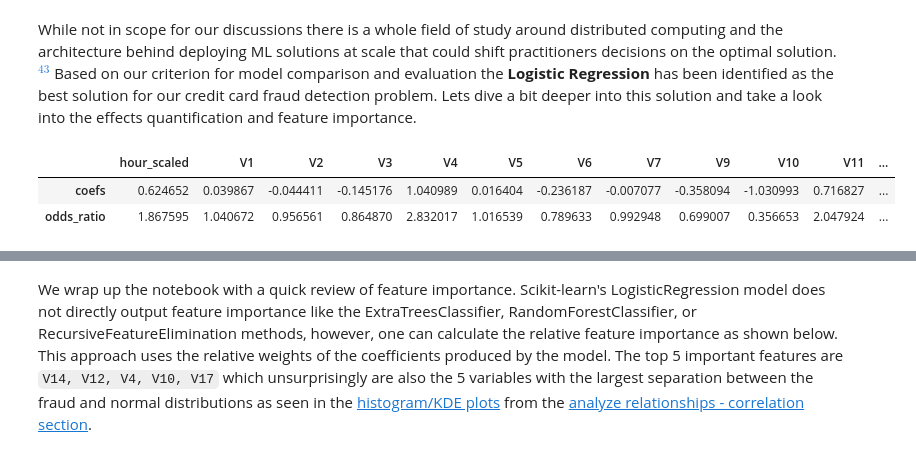
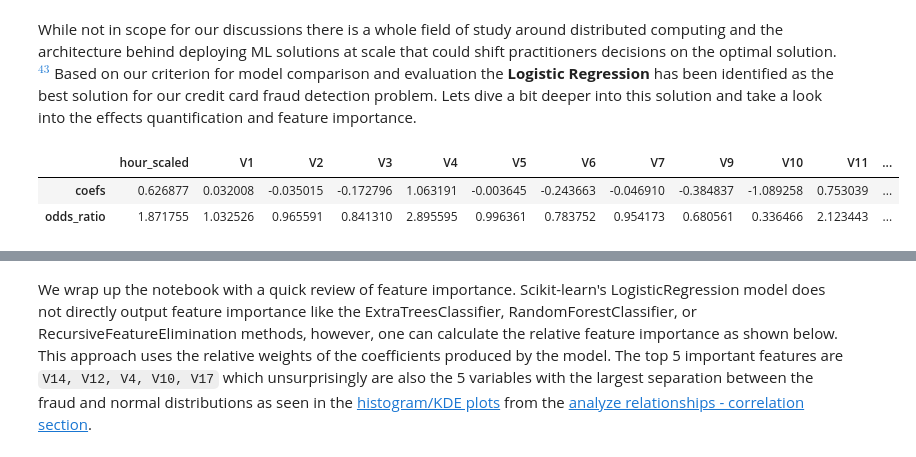
Before and after one commit to cristobalmitchell/CreditCardFraud, a Jupyter notebook: credit-card-fraud.ipynb, the cells around one changed output, grey strips where cells are left out. Drawn from its saved outputs; the diff is of its cells as text; code cells hidden in the pictures.

```diff
--- a/credit-card-fraud.ipynb
+++ b/credit-card-fraud.ipynb
@@ -977,16 +981,16 @@ plt.show();
 While not in scope for our discussions there is a whole field of study around distributed computing and the architecture behind deploying ML solutions at scale that could shift practitioners decisions on the optimal solution.[$^{43}$](#43) Based on our criterion for model comparison and evaluation the **Logistic Regression** has been identified as the best solution for our credit card fraud detection problem. Lets dive a bit deeper into this solution and take a look into the effects quantification and feature importance.
 # %%
 final_model = LogisticRegression(
-    C=0.35957637139353915,
+    C=1.3321057202868407,
     penalty='l2',
     solver='lbfgs',
     random_state=seed
 ).fit(x_train,y_train)
 coefs = pd.DataFrame(final_model.coef_,columns=x_train.columns, index=['coefs'])
 odds_ratios = pd.DataFrame(np.exp(final_model.coef_),columns=x_train.columns, index=['odds_ratio'])
 pd.concat([coefs,odds_ratios])
 # %% [output]
 |  | hour_scaled | V1 | V2 | V3 | V4 | V5 | V6 | V7 | V9 | V10 | V11 | ... |
-| coefs | 0.624652 | 0.039867 | -0.044411 | -0.145176 | 1.040989 | 0.016404 | -0.236187 | -0.007077 | -0.358094 | -1.030993 | 0.716827 | ... |
-| odds_ratio | 1.867595 | 1.040672 | 0.956561 | 0.864870 | 2.832017 | 1.016539 | 0.789633 | 0.992948 | 0.699007 | 0.356653 | 2.047924 | ... |
+| coefs | 0.626877 | 0.032008 | -0.035015 | -0.172796 | 1.063191 | -0.003645 | -0.243663 | -0.046910 | -0.384837 | -1.089258 | 0.753039 | ... |
+| odds_ratio | 1.871755 | 1.032526 | 0.965591 | 0.841310 | 2.895595 | 0.996361 | 0.783752 | 0.954173 | 0.680561 | 0.336466 | 2.123443 | ... |
 # %% [markdown]
```
Also changed, not shown: parts of 31 cells of this notebook.
